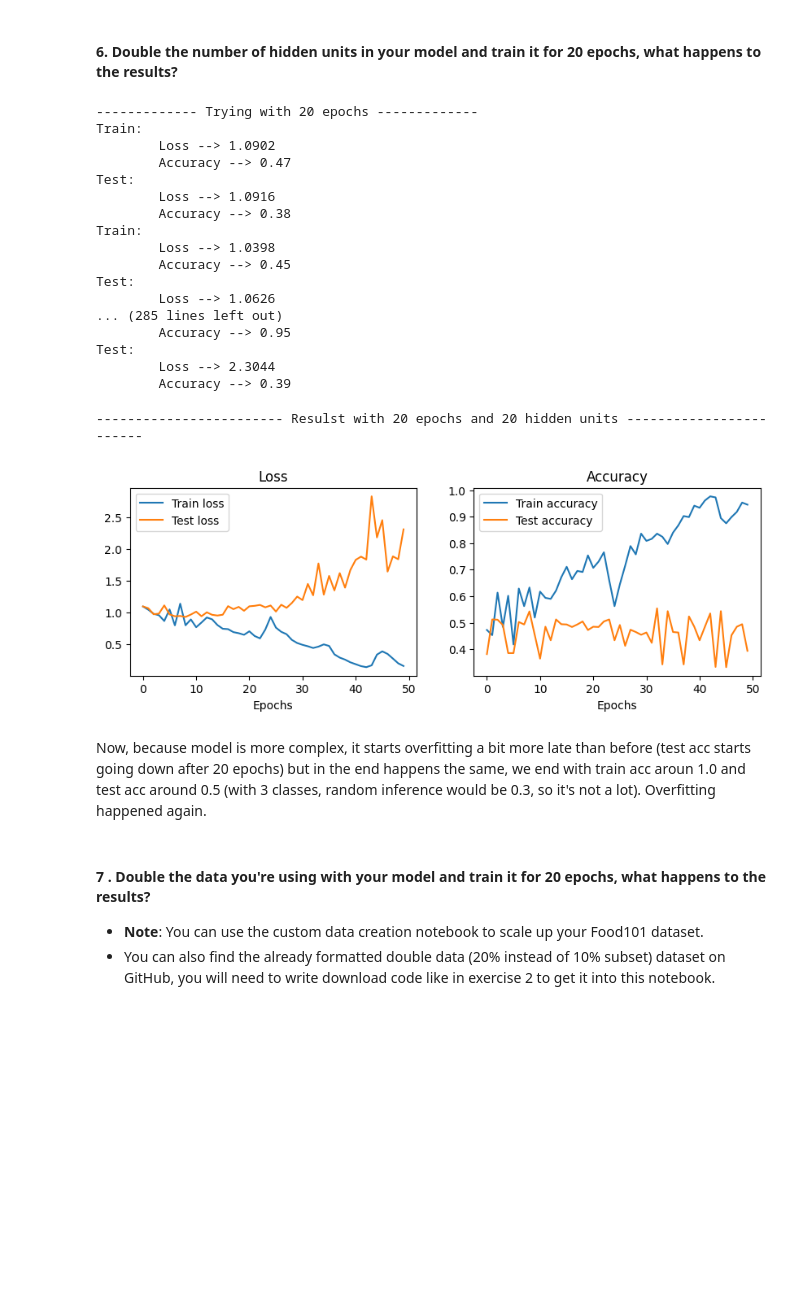
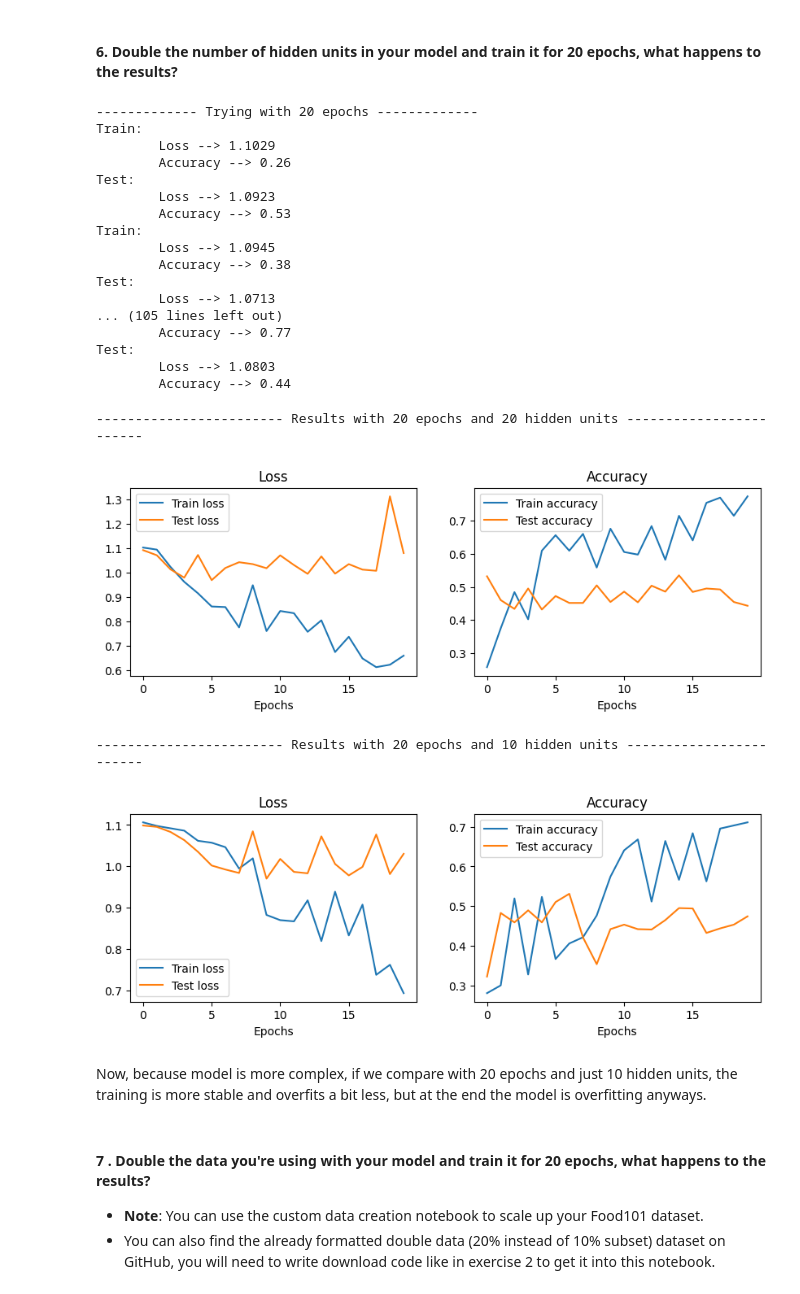
Before and after one commit to JavierMdT/PyTorch-Course, a Jupyter notebook: 04_pytorch_customs_datasets/04_exercises.ipynb, the cells around one changed output. Saved outputs shown, nothing was run; the diff lists cells and outputs as text; code cells hidden in the pictures; blank space fills up the shorter version.

```diff
--- a/04_pytorch_customs_datasets/04_exercises.ipynb
+++ b/04_pytorch_customs_datasets/04_exercises.ipynb
@@ -540,6 +504,7 @@ optimizer = torch.optim.Adam(params=model.parameters(),
                             lr=0.001)
 loss_fn = torch.nn.CrossEntropyLoss()
 
+epochs = 20
 # Train and save results
 results[f"20 epochs"] = train(
     model=model,
@@ -552,29 +517,33 @@ results[f"20 epochs"] = train(
 # %% [output]
 ------------- Trying with 20 epochs -------------
 Train:
-        Loss --> 1.0902
-        Accuracy --> 0.47
+        Loss --> 1.1029
+        Accuracy --> 0.26
 Test:
-        Loss --> 1.0916
+        Loss --> 1.0923
+        Accuracy --> 0.53
+Train:
+        Loss --> 1.0945
         Accuracy --> 0.38
-Train:
-        Loss --> 1.0398
-        Accuracy --> 0.45
 Test:
-        Loss --> 1.0626
-... (285 lines left out)
-        Accuracy --> 0.95
+        Loss --> 1.0713
+... (105 lines left out)
+        Accuracy --> 0.77
 Test:
-        Loss --> 2.3044
-        Accuracy --> 0.39
+        Loss --> 1.0803
+        Accuracy --> 0.44
 # %%
-print(f"------------------------ Resulst with 20 epochs and 20 hidden units ------------------------")
+print(f"------------------------ Results with 20 epochs and 20 hidden units ------------------------")
 plot_results(results=results["20 epochs"])
+print(f"------------------------ Results with 20 epochs and 10 hidden units ------------------------")
+plot_results(results["20epochs"])
 # %% [output]
------------------------- Resulst with 20 epochs and 20 hidden units ------------------------
+------------------------ Results with 20 epochs and 20 hidden units ------------------------
-[figure, old version]
+[figure, new version]
+------------------------ Results with 20 epochs and 10 hidden units ------------------------
+[figure, added]
-# %% [markdown]
-Now, because model is more complex, it starts overfitting a bit more late than before (test acc starts going down after 20 epochs) but in the end happens the same, we end with train acc aroun 1.0 and test acc around 0.5 (with 3 classes, random inference would be 0.3, so it's not a lot). Overfitting happened again.
+# %% [markdown]
+Now, because model is more complex, if we compare with 20 epochs and just 10 hidden units, the training is more stable and overfits a bit less, but at the end the model is overfitting anyways.
 # %% [markdown]
 #### **7 .** Double the data you're using with your model and train it for 20 epochs, what happens to the results?
 * **Note**: You can use the custom data creation notebook to scale up your Food101 dataset.
```
Also changed, not shown: parts of 9 cells of this notebook, 9 other files.
